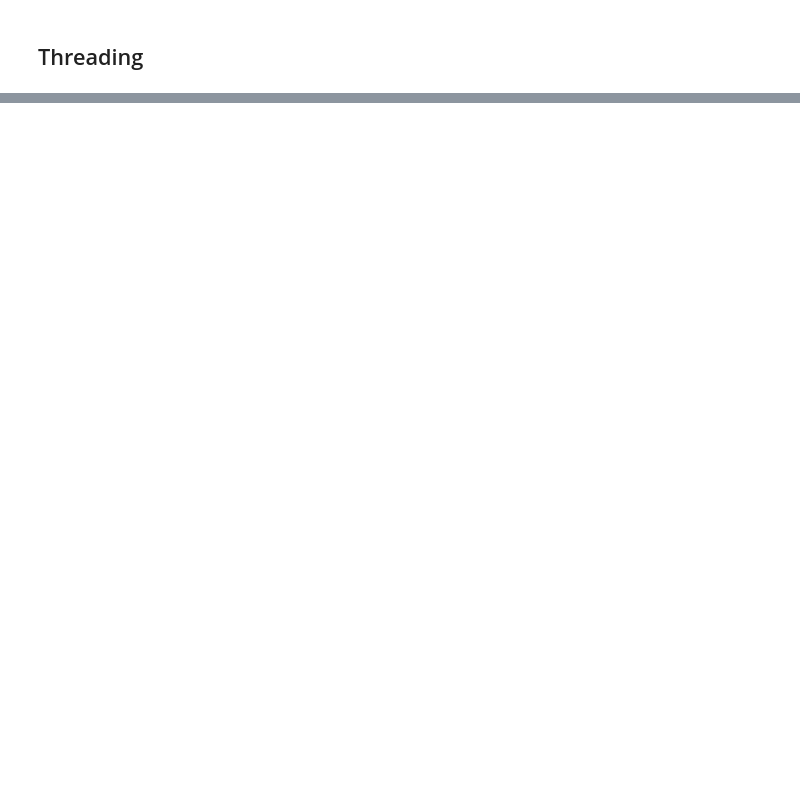
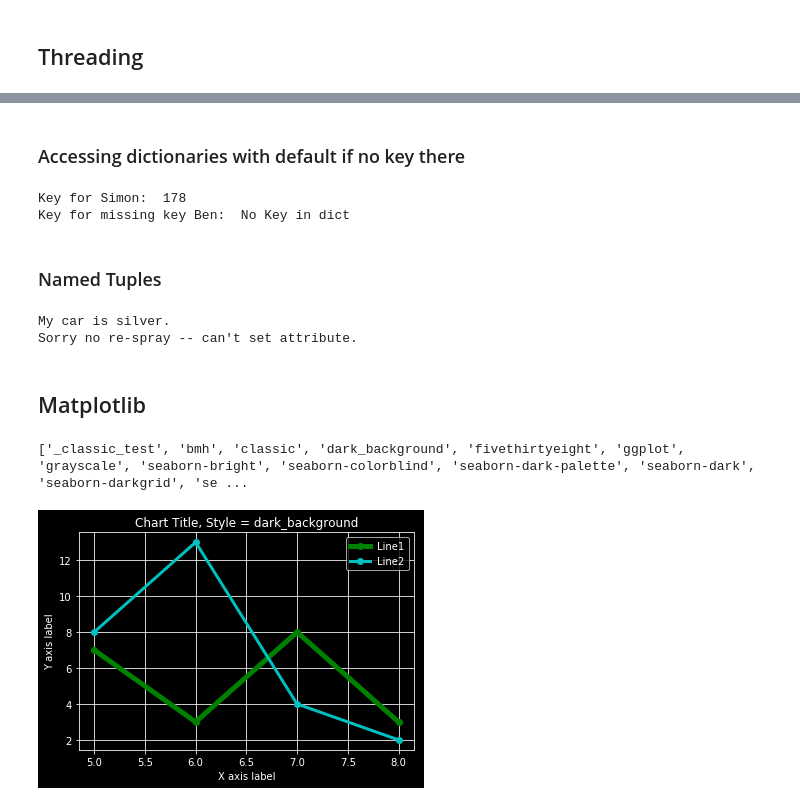
Before and after one commit to simonwardjones/forget-code, a Jupyter notebook: Python/learnPython.ipynb, the cells around one changed output, grey strips where cells are left out. Cells and saved outputs as stored; diff of their text form; code cells hidden in the pictures; blank space fills up the shorter version.

```diff
--- a/Python/learnPython.ipynb
+++ b/Python/learnPython.ipynb
@@ -745,0 +816,53 @@ Thread-136 19Entire job took
+# %% [markdown]
+### Accessing dictionaries with default if no key there
+# %%
+print("Key for Simon: ",z.get("Simon",100))
+print("Key for missing key Ben: ",z.get("Ben","No Key in dict"))
+# %% [output]
+Key for Simon:  178
+Key for missing key Ben:  No Key in dict
+# %% [markdown]
+### Named Tuples
+# %%
+from collections import namedtuple
+Car = namedtuple('Car','color milage')
+
+my_car = Car('silver',15000)
+
+print("My car is", str(my_car.color)+".")
+try:
+    my_car.color = "red"
+except Exception as e:
+    # Named tuples are immutable (just like tuples)
+    print("Sorry no re-spray -- "+ str(e)+ ".")
+# %% [output]
+My car is silver.
+Sorry no re-spray -- can't set attribute.
+# %% [markdown]
+## Matplotlib
+# %%
+from matplotlib import pyplot as plt
+
+x = [5,6,7,8]
+y = [7,3,8,3]
+y2 = [8,13,4,2]
+
+print(plt.style.available)
+
+# basing rule x,y,color
+plt.plot(x,y,'g-o',label="Line1",linewidth=5)
+plt.plot(x,y2,'c-o',label="Line2",linewidth=3)
+style_n = 3
+plt.style.use(plt.style.available[style_n])
+
+# Label it up
+plt.title("Chart Title, Style = "+ str(plt.style.available[style_n]))
+plt.ylabel("Y axis label")
+plt.xlabel("X axis label")
+plt.legend()
+plt.grid()
+
+plt.show()
+# %% [output]
+['_classic_test', 'bmh', 'classic', 'dark_background', 'fivethirtyeight', 'ggplot', 'grayscale', 'seaborn-bright', 'seaborn-colorblind', 'seaborn-dark-palette', 'seaborn-dark', 'seaborn-darkgrid', 'se ...
+[figure, added]
```
Also changed, not shown: parts of 36 cells of this notebook, 12 other files.
